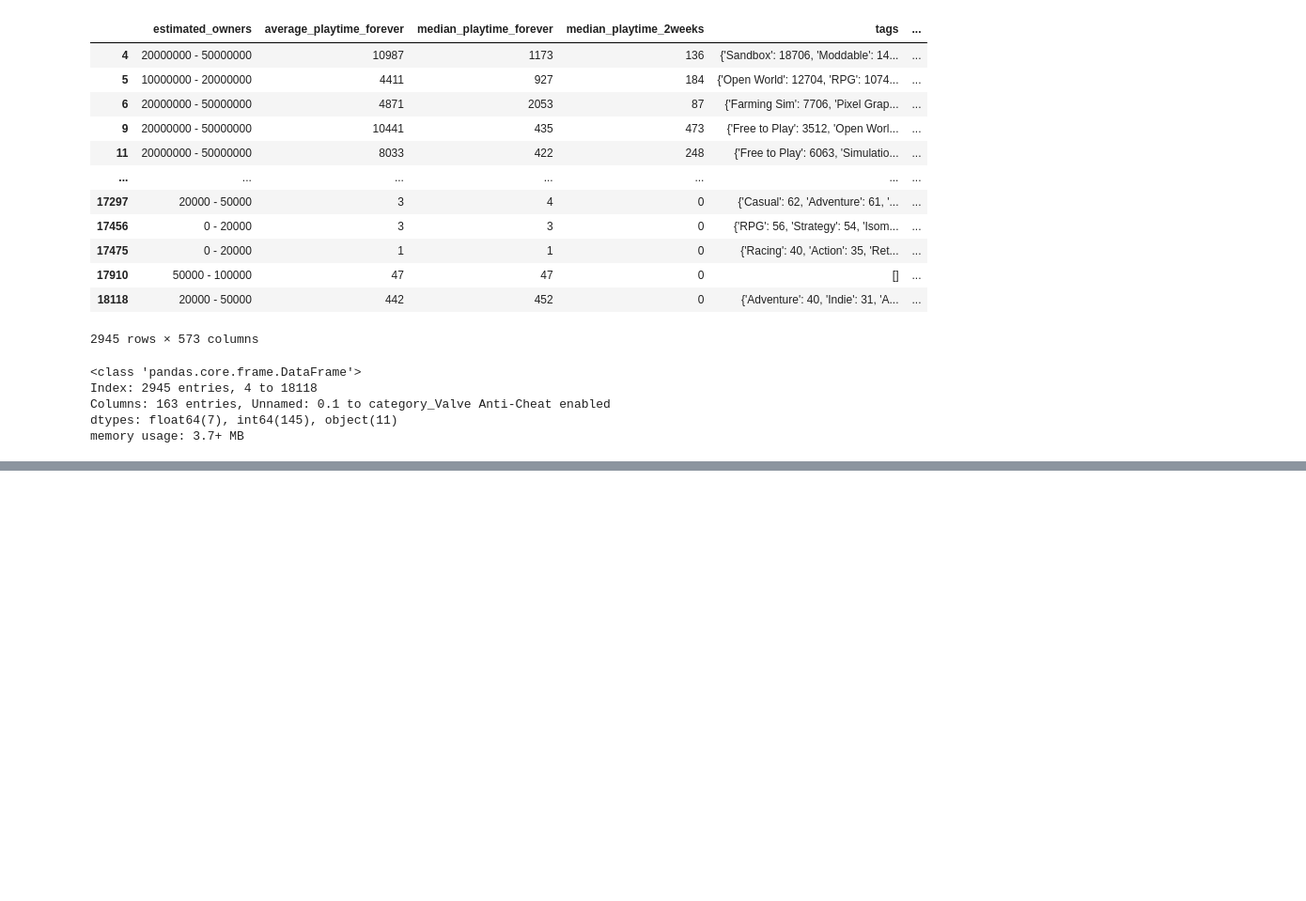
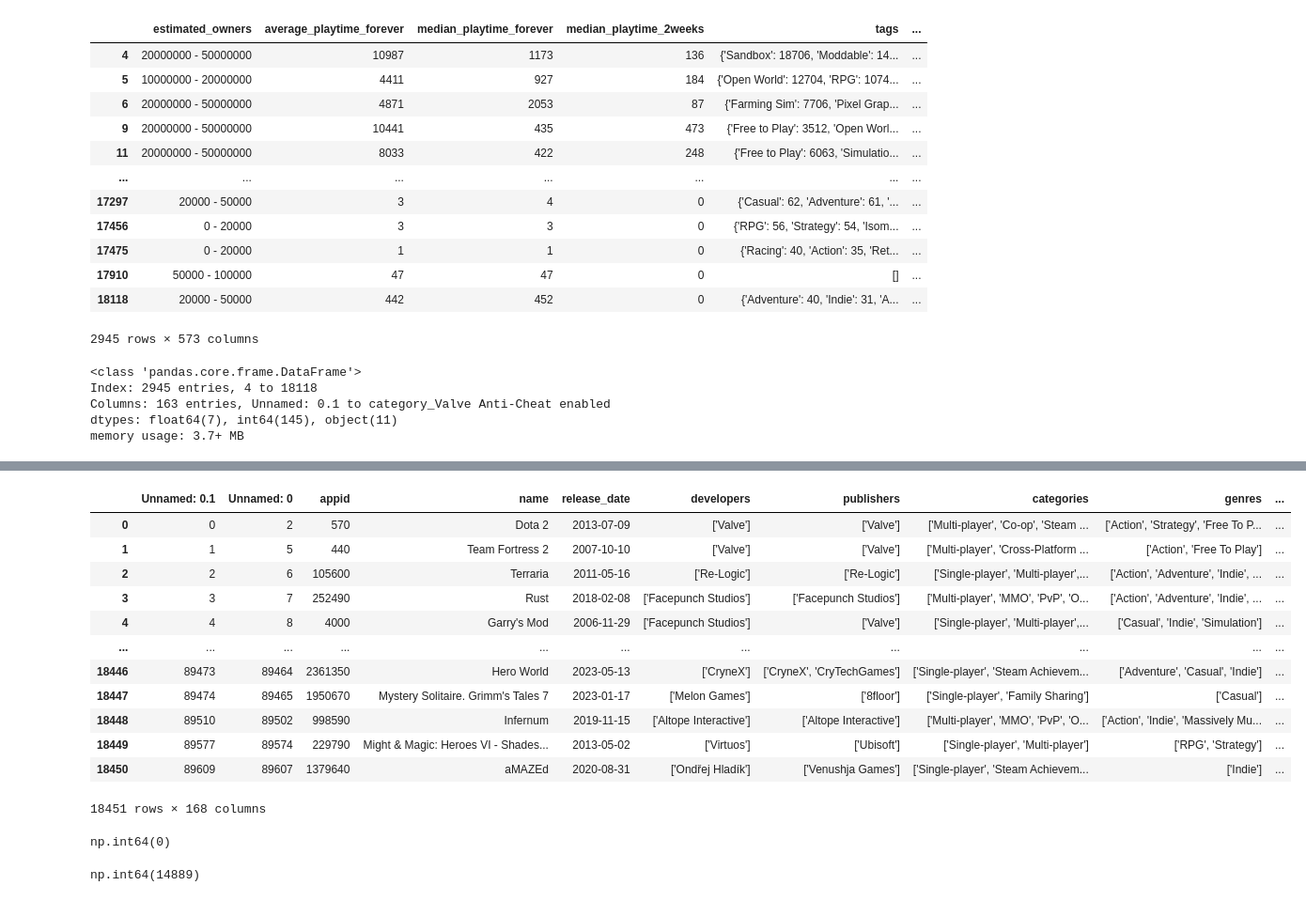
Before and after one commit to GringoLingoDingo/GHUNTER_FORECASTING, a Jupyter notebook: DataBase.ipynb, the cells around one changed output, grey strips where cells are left out. Shown: that part at 94% size. Saved outputs shown, nothing was run; the diff lists cells and outputs as text; code cells hidden in the pictures; blank space fills up the shorter version.

```diff
--- a/DataBase.ipynb
+++ b/DataBase.ipynb
@@ -1327,0 +1915,26 @@ ValueError: could not convert string to float: 'primordia'
+# %%
+
+
+def fuzzy_fill_missing(base_df, enrich_df, threshold=90):
+    """
+    Fill in missing values in base_df using fuzzy match on 'name'.
+    """
+    base_df = base_df.copy()
+
+    for i, row in base_df[base_df['class'].isna()].iterrows():
+        name = row['name']
+        match_result = process.extractOne(name, enrich_df['name'])
+        if match_result:
+            match_name, score = match_result[:2]
+            if score >= threshold:
+                matched_row = enrich_df[enrich_df['name'] == match_name].iloc[0]
+                base_df.at[i, 'developer'] = matched_row['developer']
+                base_df.at[i, 'class'] = matched_row['class']
+                base_df.at[i, 'copies_sold'] = matched_row['copies_sold']
+
+    return base_df
+# %%
+df_merged = df_round_3.merge(dev_df, on='name', how='left')
+
+# Then: fuzzy fill for unmatched rows
+df_filled = fuzzy_fill_missing(df_merged, dev_df, threshold=91)
@@ -1327,0 +1945,16 @@ ValueError: could not convert string to float: 'primordia'
+# %%
+df_filled
+# %% [output]
+|  | Unnamed: 0.1 | Unnamed: 0 | appid | name | release_date | developers | publishers | categories | genres | ... |
+| 0 | 0 | 2 | 570 | Dota 2 | 2013-07-09 | ['Valve'] | ['Valve'] | ['Multi-player', 'Co-op', 'Steam ... | ['Action', 'Strategy', 'Free To P... | ... |
+| 1 | 1 | 5 | 440 | Team Fortress 2 | 2007-10-10 | ['Valve'] | ['Valve'] | ['Multi-player', 'Cross-Platform ... | ['Action', 'Free To Play'] | ... |
+| 2 | 2 | 6 | 105600 | Terraria | 2011-05-16 | ['Re-Logic'] | ['Re-Logic'] | ['Single-player', 'Multi-player',... | ['Action', 'Adventure', 'Indie', ... | ... |
+| 3 | 3 | 7 | 252490 | Rust | 2018-02-08 | ['Facepunch Studios'] | ['Facepunch Studios'] | ['Multi-player', 'MMO', 'PvP', 'O... | ['Action', 'Adventure', 'Indie', ... | ... |
+| 4 | 4 | 8 | 4000 | Garry's Mod | 2006-11-29 | ['Facepunch Studios'] | ['Valve'] | ['Single-player', 'Multi-player',... | ['Casual', 'Indie', 'Simulation'] | ... |
+| ... | ... | ... | ... | ... | ... | ... | ... | ... | ... | ... |
+| 18446 | 89473 | 89464 | 2361350 | Hero World | 2023-05-13 | ['CryneX'] | ['CryneX', 'CryTechGames'] | ['Single-player', 'Steam Achievem... | ['Adventure', 'Casual', 'Indie'] | ... |
+| 18447 | 89474 | 89465 | 1950670 | Mystery Solitaire. Grimm's Tales 7 | 2023-01-17 | ['Melon Games'] | ['8floor'] | ['Single-player', 'Family Sharing'] | ['Casual'] | ... |
+| 18448 | 89510 | 89502 | 998590 | Infernum | 2019-11-15 | ['Altope Interactive'] | ['Altope Interactive'] | ['Multi-player', 'MMO', 'PvP', 'O... | ['Action', 'Indie', 'Massively Mu... | ... |
+| 18449 | 89577 | 89574 | 229790 | Might & Magic: Heroes VI - Shades... | 2013-05-02 | ['Virtuos'] | ['Ubisoft'] | ['Single-player', 'Multi-player'] | ['RPG', 'Strategy'] | ... |
+| 18450 | 89609 | 89607 | 1379640 | aMAZEd | 2020-08-31 | ['Ondřej Hladík'] | ['Venushja Games'] | ['Single-player', 'Steam Achievem... | ['Indie'] | ... |
+18451 rows × 168 columns
@@ -1327,0 +1969,8 @@ ValueError: could not convert string to float: 'primordia'
+# %%
+df_filled["class"].isna().sum()
+# %% [output]
+np.int64(0)
+# %%
+df_filled["copies_sold"].isna().sum()
+# %% [output]
+np.int64(14889)
```
Also changed, not shown: parts of 44 cells of this notebook, 31 other files.
